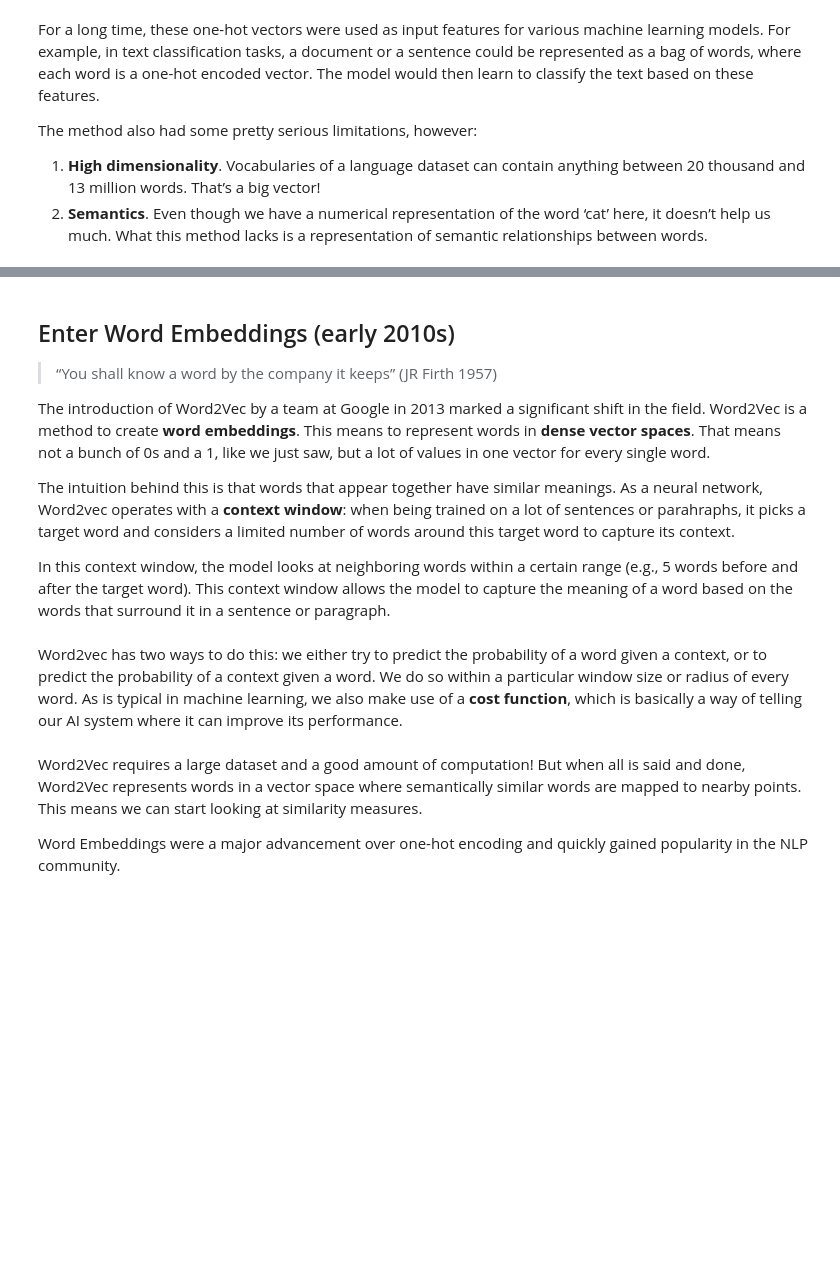
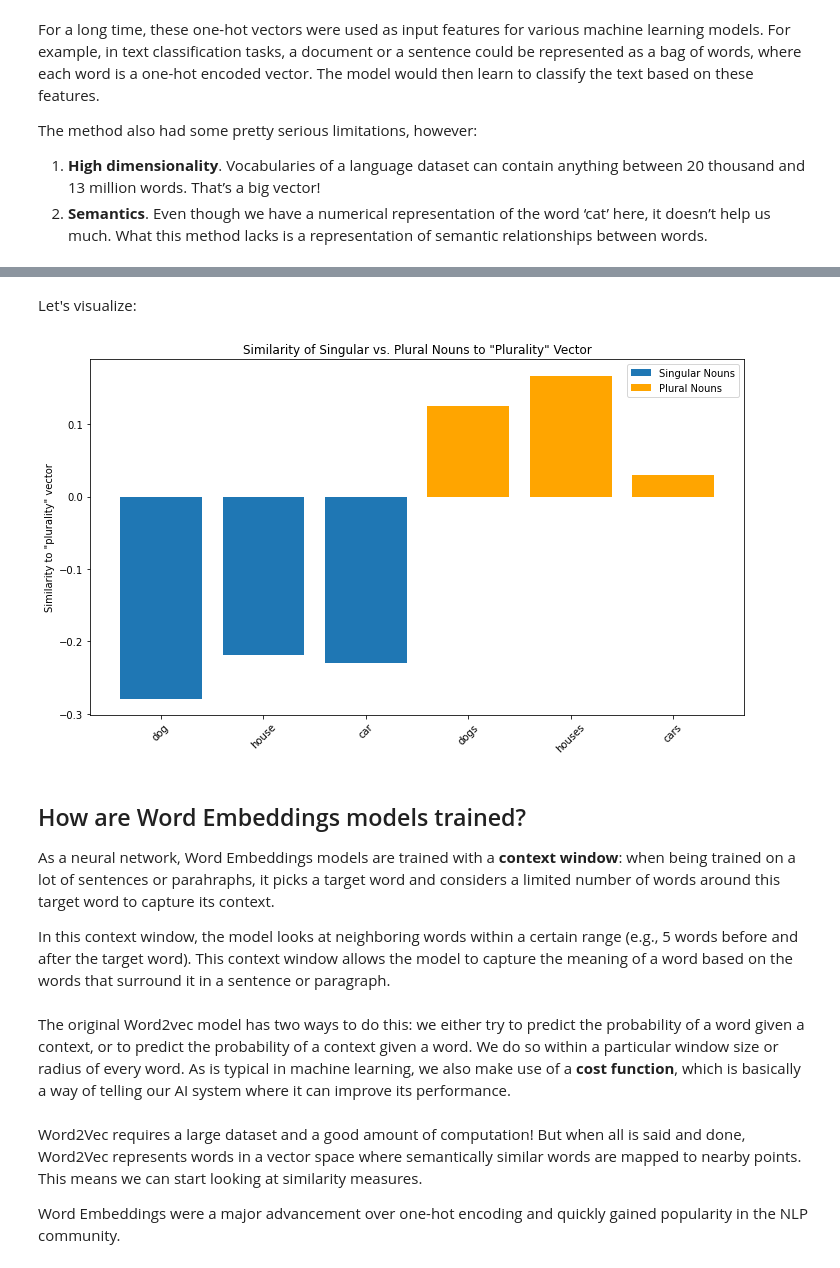
Before and after one commit to annitodd/Python-GPT-Fundamentals, a Jupyter notebook: lessons/1_GPT_Fundamentals.ipynb, the cells around one changed output, grey strips where cells are left out. Drawn from its saved outputs; the diff is of its cells as text; code cells hidden in the pictures; blank space fills up the shorter version.

```diff
--- a/lessons/1_GPT_Fundamentals.ipynb
+++ b/lessons/1_GPT_Fundamentals.ipynb
@@ -90,15 +142,44 @@ The method also had some pretty serious limitations, however:
+# %% [markdown]
+Let's visualize:
+# %%
+import matplotlib.pyplot as plt
+
+# Assuming `singular_similarities` and `plural_similarities` are your computed dictionaries
+# Example structure: {'dog': 0.8, 'house': 0.75}
+
+# Data preparation for plotting
+labels = list(singular_similarities.keys()) + list(plural_similarities.keys())
+singular_scores = list(singular_similarities.values())
+plural_scores = list(plural_similarities.values())
+
+# Indices for singular and plural nouns on the x-axis
+x_singular = range(len(singular_similarities))
+x_plural = range(len(singular_similarities), len(singular_similarities) + len(plural_similarities))
+
+# Plotting
+plt.figure(figsize=(10, 6))
+plt.bar(x_singular, singular_scores, label='Singular Nouns')
+plt.bar(x_plural, plural_scores, label='Plural Nouns', color='orange')
+
+# Adding labels and title
+plt.xticks(range(len(labels)), labels, rotation=45)
+plt.ylabel('Similarity to "plurality" vector')
+plt.title('Similarity of Singular vs. Plural Nouns to "Plurality" Vector')
+plt.legend()
+
+# Display the plot
+plt.tight_layout()
+plt.show()
+# %% [output]
+[figure, added]
 # %% [markdown]
-## Enter Word Embeddings (early 2010s)
+## How are Word Embeddings models trained?
 
-> “You shall know a word by the company it keeps” (JR Firth 1957)
-
-The introduction of Word2Vec by a team at Google in 2013 marked a significant shift in the field. Word2Vec is a method to create **word embeddings**. This means to represent words in **dense vector spaces**. That means not a bunch of 0s and a 1, like we just saw, but a lot of values in one vector for every single word.
-
-The intuition behind this is that words that appear together have similar meanings. As a neural network, Word2vec operates with a **context window**: when being trained on a lot of sentences or parahraphs, it picks a target word and considers a limited number of words around this target word to capture its context.
+As a neural network, Word Embeddings models are trained with a **context window**: when being trained on a lot of sentences or parahraphs, it picks a target word and considers a limited number of words around this target word to capture its context.
 
 In this context window, the model looks at neighboring words within a certain range (e.g., 5 words before and after the target word). This context window allows the model to capture the meaning of a word based on the words that surround it in a sentence or paragraph.
 # %% [markdown]
-Word2vec has two ways to do this: we either try to predict the probability of a word given a context, or to predict the probability of a context given a word. We do so within a particular window size or radius of every word. As is typical in machine learning, we also make use of a **cost function**, which is basically a way of telling our AI system where it can improve its performance.
+The original Word2vec model has two ways to do this: we either try to predict the probability of a word given a context, or to predict the probability of a context given a word. We do so within a particular window size or radius of every word. As is typical in machine learning, we also make use of a **cost function**, which is basically a way of telling our AI system where it can improve its performance.
 # %% [markdown]
 Word2Vec requires a large dataset and a good amount of computation! But when all is said and done, Word2Vec represents words in a vector space where semantically similar words are mapped to nearby points. This means we can start looking at similarity measures.
 
```
Also changed, not shown: parts of 4 cells of this notebook, 2 other files.
